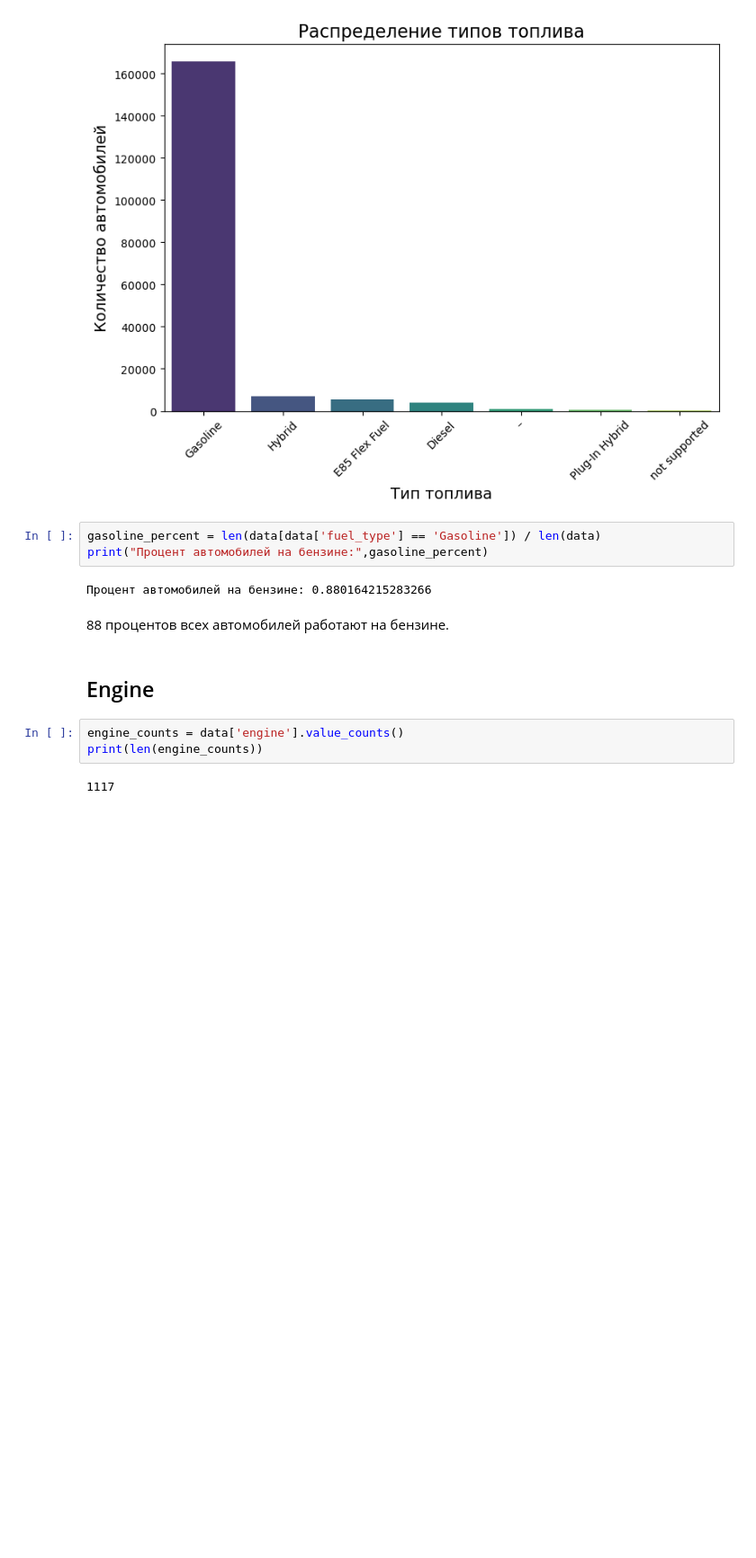
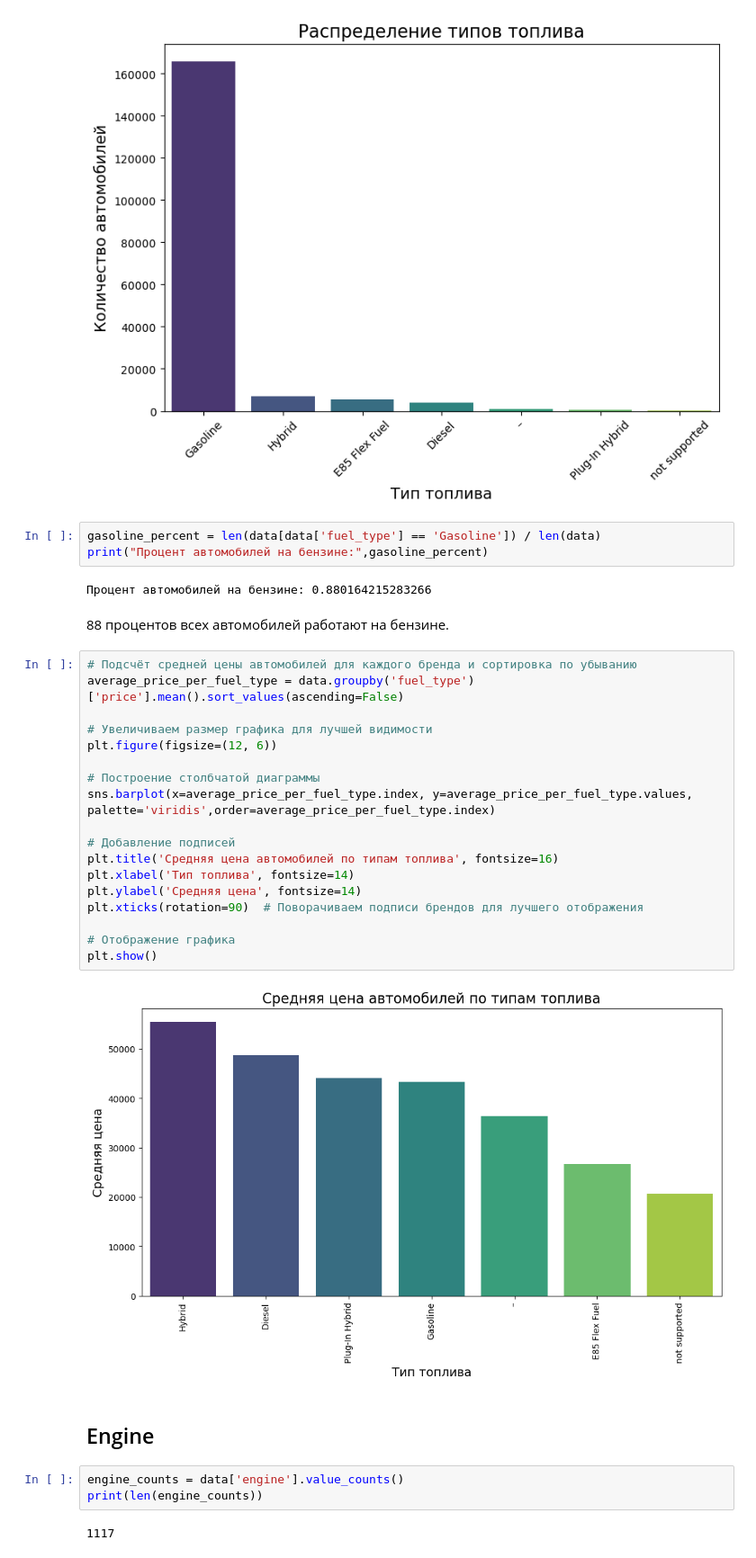
Before and after one commit to White4ndBlack/Regression-of-Used-Car-Prices, a Jupyter notebook: code.ipynb, the cells around one changed output. Shown at 90% size. Drawn from its saved outputs; the diff is of its cells as text; blank space fills up the shorter version.

```diff
--- a/code.ipynb
+++ b/code.ipynb
@@ -266,6 +345,26 @@ print("Процент автомобилей на бензине:",gasoline_perc
 Процент автомобилей на бензине: 0.880164215283266
 # %% [markdown]
 88 процентов всех автомобилей работают на бензине.
+# %%
+# Подсчёт средней цены автомобилей для каждого бренда и сортировка по убыванию
+average_price_per_fuel_type = data.groupby('fuel_type')['price'].mean().sort_values(ascending=False)
+
+# Увеличиваем размер графика для лучшей видимости
+plt.figure(figsize=(12, 6))
+
+# Построение столбчатой диаграммы
+sns.barplot(x=average_price_per_fuel_type.index, y=average_price_per_fuel_type.values, palette='viridis',order=average_price_per_fuel_type.index)
+
+# Добавление подписей
+plt.title('Средняя цена автомобилей по типам топлива', fontsize=16)
+plt.xlabel('Тип топлива', fontsize=14)
+plt.ylabel('Средняя цена', fontsize=14)
+plt.xticks(rotation=90)  # Поворачиваем подписи брендов для лучшего отображения
+
+# Отображение графика
+plt.show()
+# %% [output]
+[figure, added]
 # %% [markdown]
 ## Engine
 # %%
```
Also changed, not shown: parts of 19 cells of this notebook, 40 other files.
